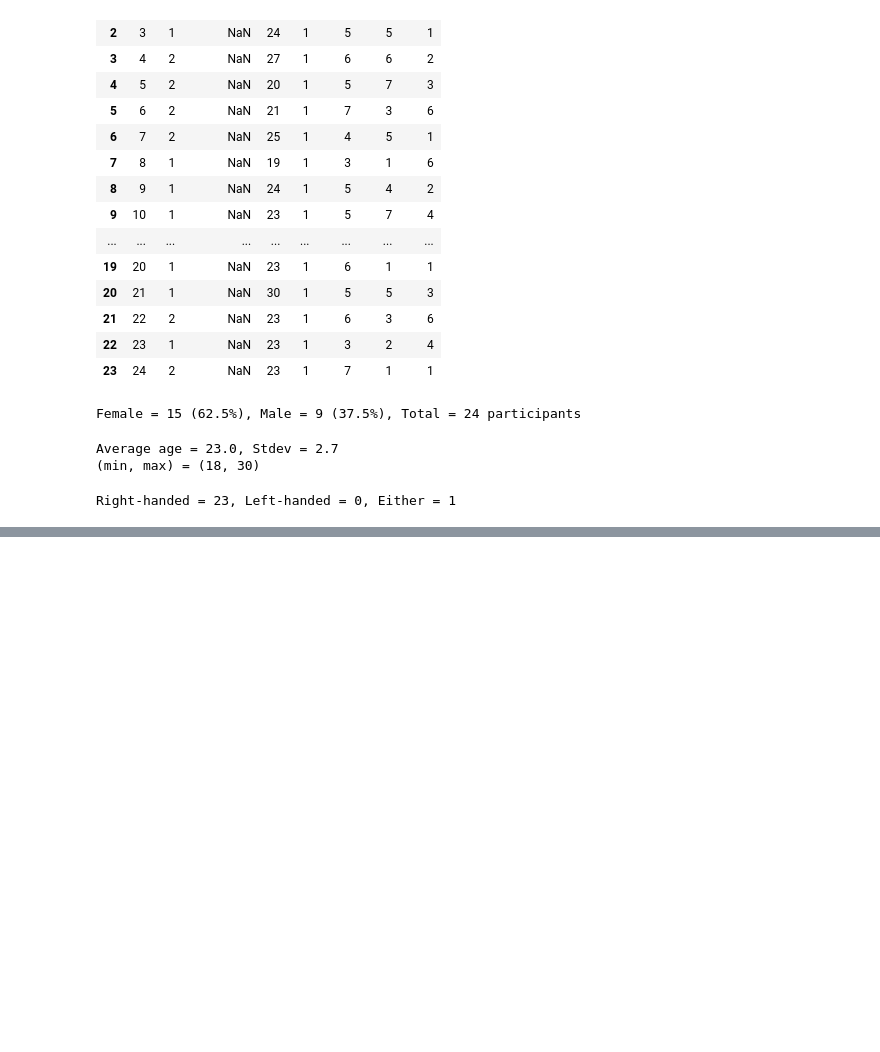
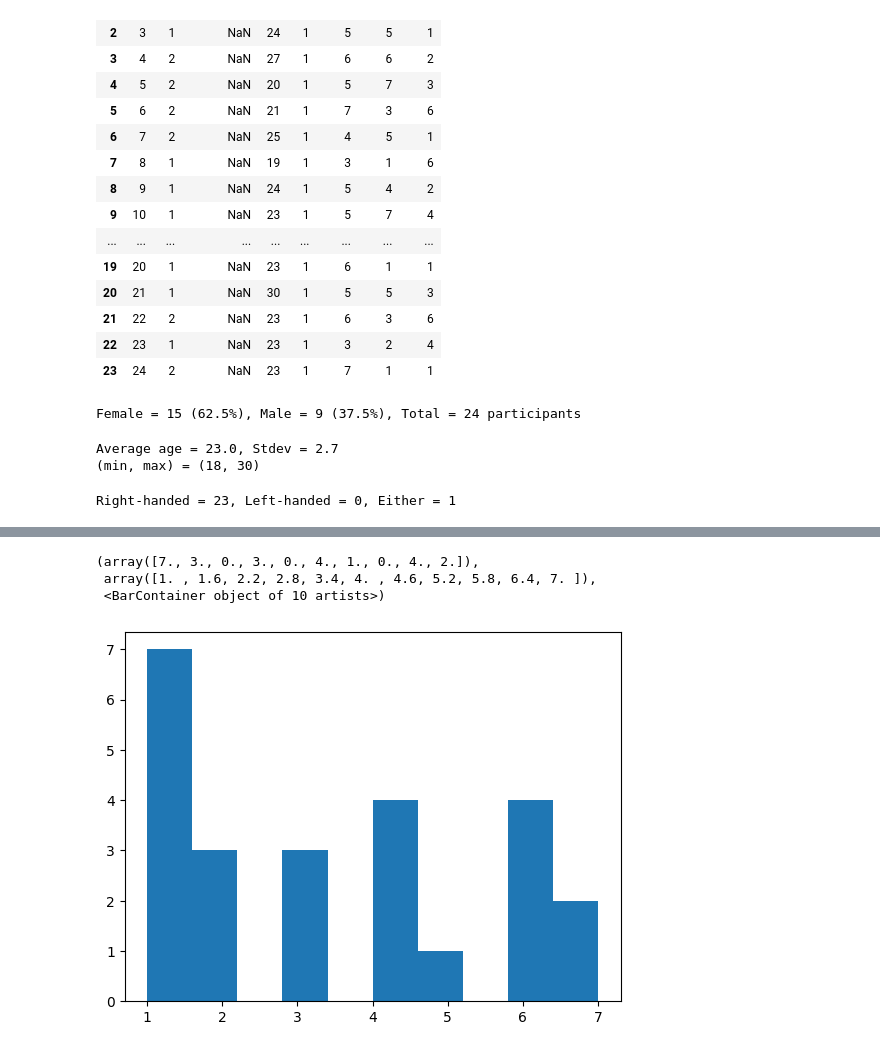
Before and after one commit to mpan31415/AutonomyFitts, a Jupyter notebook: data/form/demo_analysis.ipynb, the cells around one changed output, grey strips where cells are left out. Cells and saved outputs as stored; diff of their text form; code cells hidden in the pictures; blank space fills up the shorter version.

```diff
--- a/data/form/demo_analysis.ipynb
+++ b/data/form/demo_analysis.ipynb
@@ -75,0 +95,9 @@ Right-handed = 23, Left-handed = 0, Either = 1
+# %%
+# Play musical instrument well
+music_inst_list = demo_df['Q5_3'].apply(lambda x: int(x)).tolist()
+plt.hist(music_inst_list)
+# %% [output]
+(array([7., 3., 0., 3., 0., 4., 1., 0., 4., 2.]),
+ array([1. , 1.6, 2.2, 2.8, 3.4, 4. , 4.6, 5.2, 5.8, 6.4, 7. ]),
+ <BarContainer object of 10 artists>)
+[figure, added]
```
Also changed, not shown: parts of 3 cells of this notebook, 30 other files.
